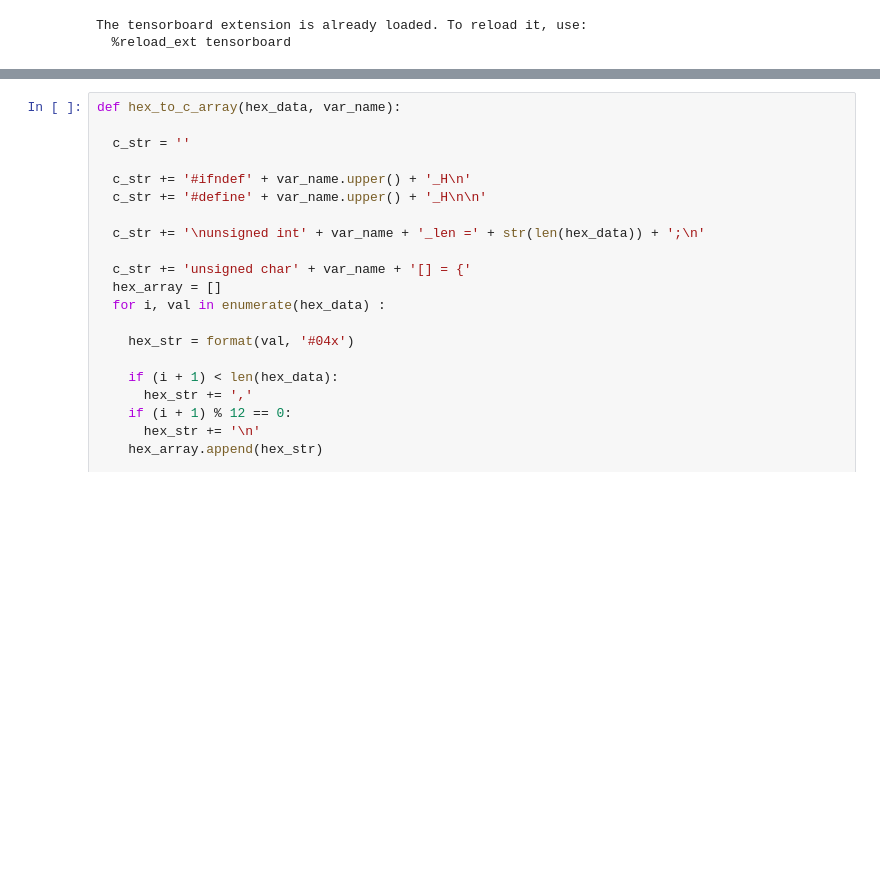
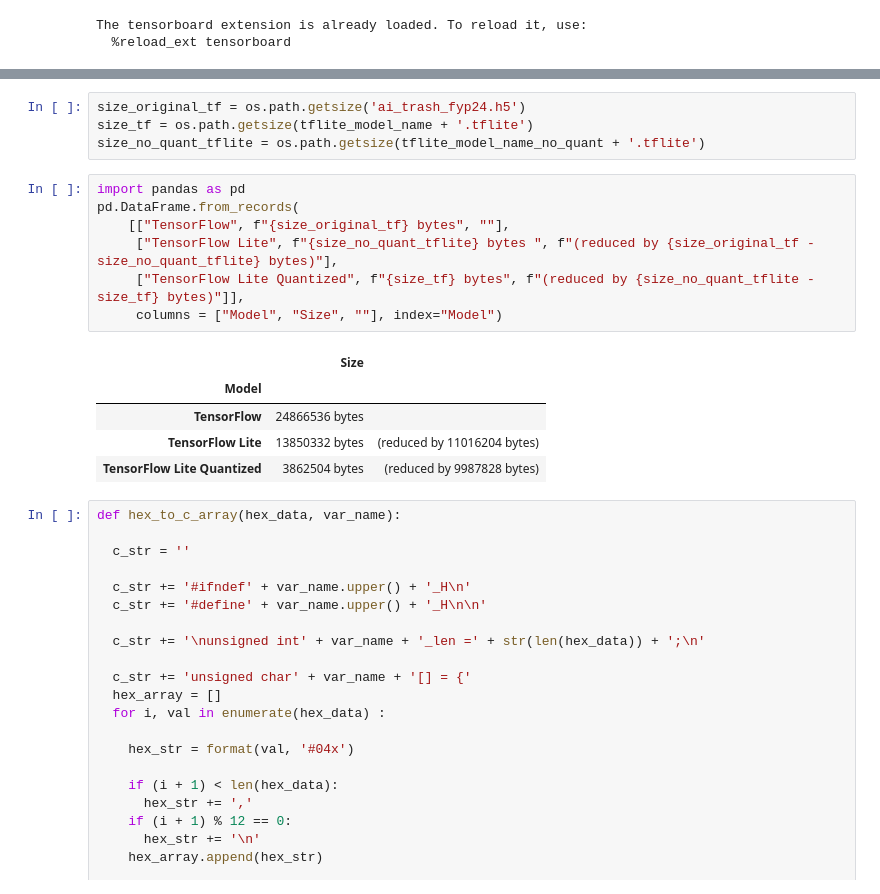
Before and after one commit to abdullahhabib6/AI-TRASH-TINYML-NANO33, a Jupyter notebook: GarbageClassificationMobileNET.ipynb, the cells around one changed output, grey strips where cells are left out. Drawn from its saved outputs; the diff is of its cells as text; blank space fills up the shorter version.

```diff
--- a/GarbageClassificationMobileNET.ipynb
+++ b/GarbageClassificationMobileNET.ipynb
@@ -511,3 +537,20 @@ open(tflite_model_name + '.tflite', 'wb').write(tflite_model)
+# %%
+size_original_tf = os.path.getsize('ai_trash_fyp24.h5')
+size_tf = os.path.getsize(tflite_model_name + '.tflite')
+size_no_quant_tflite = os.path.getsize(tflite_model_name_no_quant + '.tflite')
+# %%
+import pandas as pd
+pd.DataFrame.from_records(
+    [["TensorFlow", f"{size_original_tf} bytes", ""],
+     ["TensorFlow Lite", f"{size_no_quant_tflite} bytes ", f"(reduced by {size_original_tf - size_no_quant_tflite} bytes)"],
+     ["TensorFlow Lite Quantized", f"{size_tf} bytes", f"(reduced by {size_no_quant_tflite - size_tf} bytes)"]],
+     columns = ["Model", "Size", ""], index="Model")
+# %% [output]
+|  | Size |  |
+| Model |  |  |
+| TensorFlow | 24866536 bytes |  |
+| TensorFlow Lite | 13850332 bytes | (reduced by 11016204 bytes) |
+| TensorFlow Lite Quantized | 3862504 bytes | (reduced by 9987828 bytes) |
 # %%
 def hex_to_c_array(hex_data, var_name):
 
```
Also changed, not shown: parts of 12 cells of this notebook.
